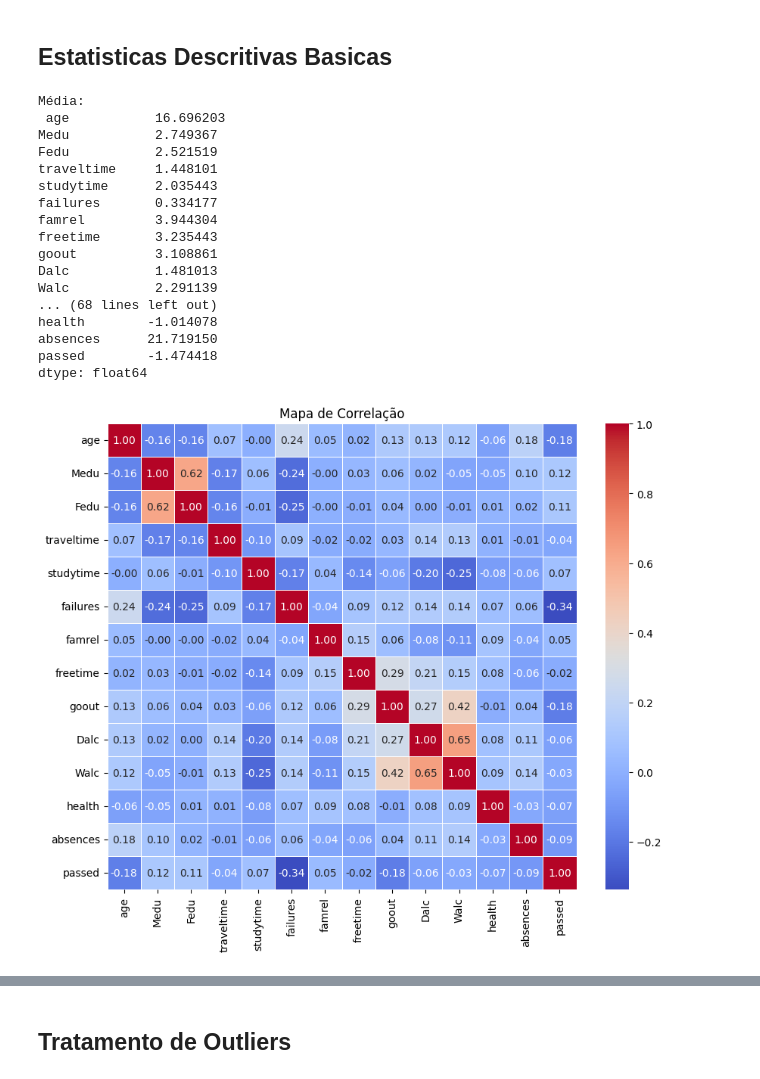
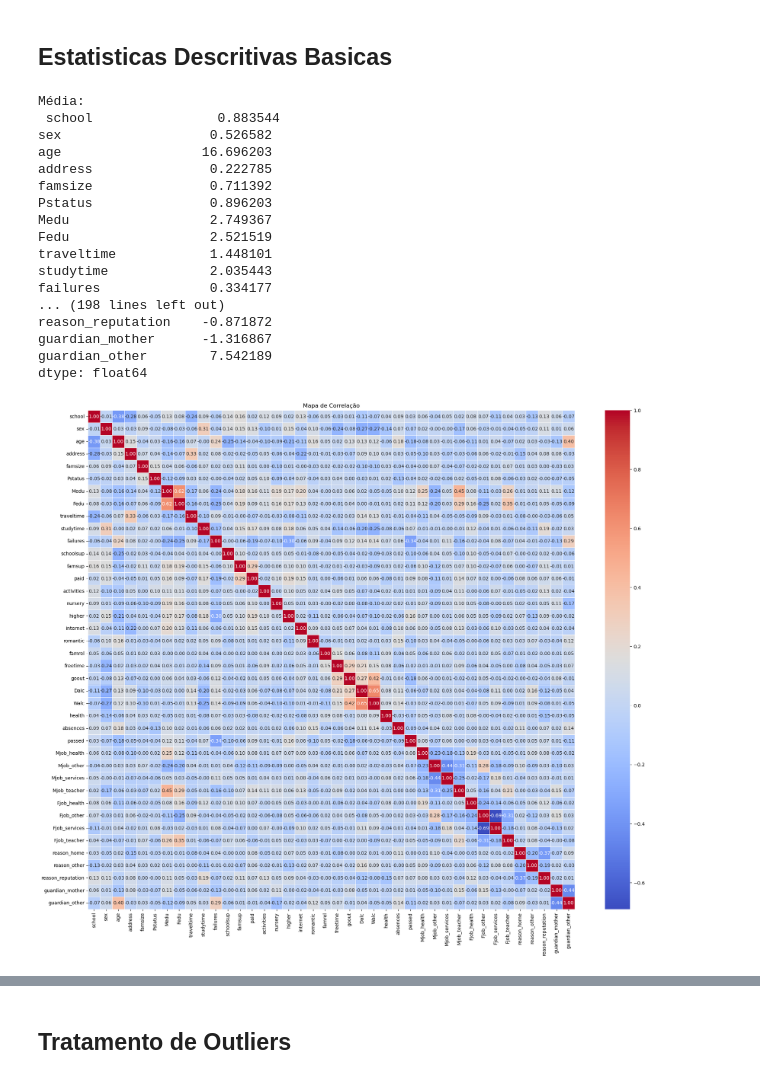
Before and after one commit to bsoeiro5/TP2, a Jupyter notebook: codigo/main.ipynb, the cells around one changed output, grey strips where cells are left out. Saved outputs shown, nothing was run; the diff lists cells and outputs as text; code cells hidden in the pictures.

```diff
--- a/codigo/main.ipynb
+++ b/codigo/main.ipynb
@@ -41,0 +44,21 @@ Name: count, dtype: int64
+# %%
+df = pd.read_csv('student-data.csv')
+df['passed'] = df['passed'].map({'yes': 1, 'no': 0})
+df['school'] = df['school'].map({'GP': 1, 'MS': 0})
+df['sex'] = df['sex'].map({'F': 1, 'M': 0})
+df['address'] = df['address'].map({'R': 1, 'U': 0})
+df['famsize'] = df['famsize'].map({'GT3': 1, 'LE3': 0})
+df['Pstatus'] = df['Pstatus'].map({'T': 1, 'A': 0})
+df['schoolsup'] = df['schoolsup'].map({'yes': 1, 'no': 0})
+df['famsup'] = df['famsup'].map({'yes': 1, 'no': 0})
+df['paid'] = df['paid'].map({'yes': 1, 'no': 0})
+df['activities'] = df['activities'].map({'yes': 1, 'no': 0})
+df['nursery'] = df['nursery'].map({'yes': 1, 'no': 0})
+df['higher'] = df['higher'].map({'yes': 1, 'no': 0})
+df['internet'] = df['internet'].map({'yes': 1, 'no': 0})
+df['romantic'] = df['romantic'].map({'yes': 1, 'no': 0})
+df = pd.get_dummies(df, columns=['Mjob', 'Fjob'], drop_first=True)
+df = pd.get_dummies(df, columns=['reason'], drop_first=True)
+df = pd.get_dummies(df, columns=['guardian'], drop_first=True)
+df = df.replace({True: 1, False: 0})
+df
@@ -58,33 +95,33 @@ print("\nAssimetria:\n", skewness)
 print("\nCurtose:\n", kurtosis)
 # %% [output]
 Média:
- age           16.696203
-Medu           2.749367
-Fedu           2.521519
-traveltime     1.448101
-studytime      2.035443
-failures       0.334177
-famrel         3.944304
-freetime       3.235443
-goout          3.108861
-Dalc           1.481013
-Walc           2.291139
-... (68 lines left out)
-health        -1.014078
-absences      21.719150
-passed        -1.474418
+ school                0.883544
+sex                   0.526582
+age                  16.696203
+address               0.222785
+famsize               0.711392
+Pstatus               0.896203
+Medu                  2.749367
+Fedu                  2.521519
+traveltime            1.448101
+studytime             2.035443
+failures              0.334177
+... (198 lines left out)
+reason_reputation    -0.871872
+guardian_mother      -1.316867
+guardian_other        7.542189
 dtype: float64
 # %%
 # Calcula a correlação entre as variáveis numéricas e a feature 'passed'
 correlation_matrix = numeric_df.corr()
 
 # Faz um mapa de calor para visualizar as correlações
-plt.figure(figsize=(10, 8))
+plt.figure(figsize=(23, 19))
 sns.heatmap(correlation_matrix, annot=True, cmap='coolwarm', fmt=".2f", linewidths=0.5)
 plt.title('Mapa de Correlação')
 plt.show()
 # %% [output]
-[figure, old version]
+[figure, new version]
 # %%
 from scipy.stats import chi2_contingency
 
```
Also changed, not shown: parts of 5 cells of this notebook.
